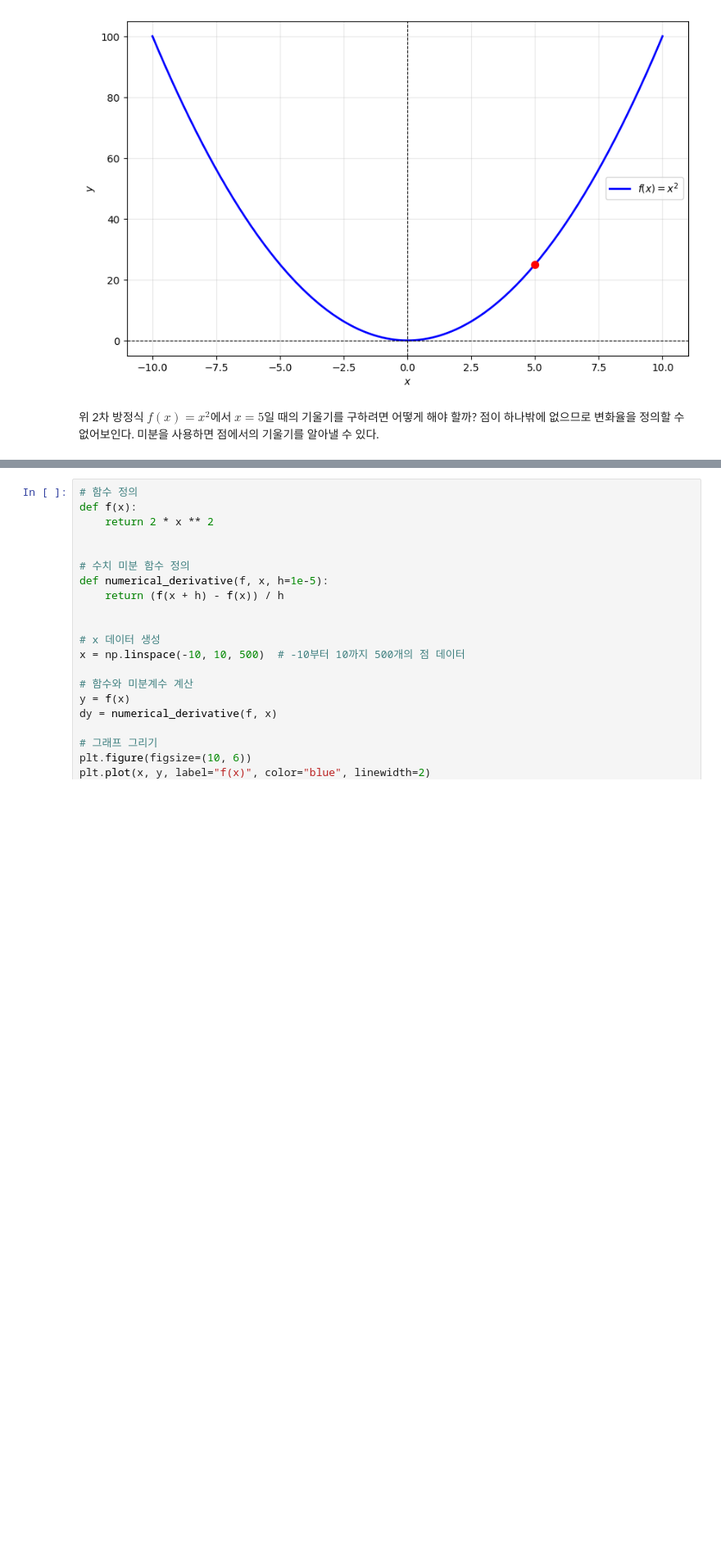
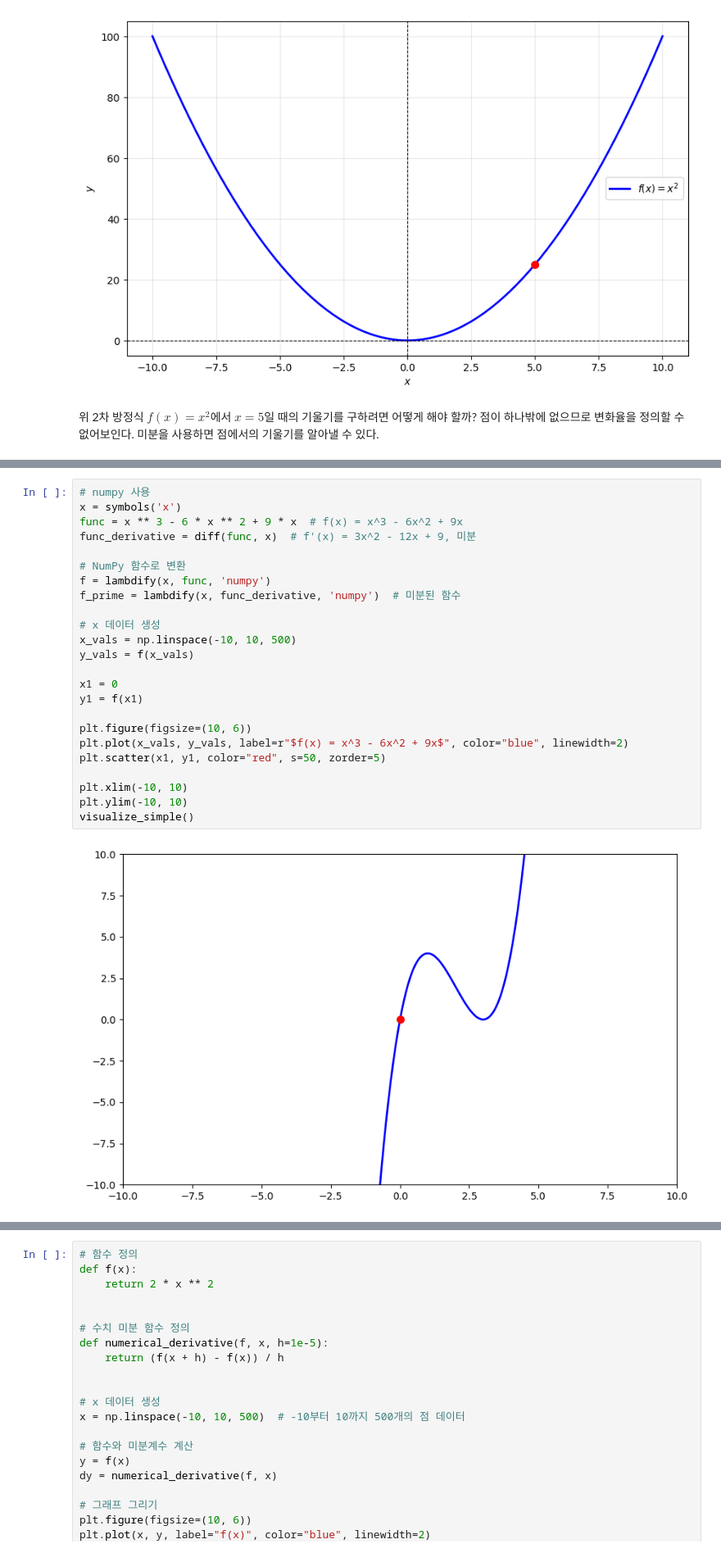
Before and after one commit to songkg7/notebook-playground, a Jupyter notebook: graph/differentiation.ipynb, the cells around one changed output, grey strips where cells are left out. Shown at 82% size. Drawn from its saved outputs; the diff is of its cells as text; blank space fills up the shorter version.

```diff
--- a/graph/differentiation.ipynb
+++ b/graph/differentiation.ipynb
@@ -118,0 +155,26 @@ visualize_simple()
+# %%
+# numpy 사용
+x = symbols('x')
+func = x ** 3 - 6 * x ** 2 + 9 * x  # f(x) = x^3 - 6x^2 + 9x
+func_derivative = diff(func, x)  # f'(x) = 3x^2 - 12x + 9, 미분
+
+# NumPy 함수로 변환
+f = lambdify(x, func, 'numpy')
+f_prime = lambdify(x, func_derivative, 'numpy')  # 미분된 함수
+
+# x 데이터 생성
+x_vals = np.linspace(-10, 10, 500)
+y_vals = f(x_vals)
+
+x1 = 0
+y1 = f(x1)
+
+plt.figure(figsize=(10, 6))
+plt.plot(x_vals, y_vals, label=r"$f(x) = x^3 - 6x^2 + 9x$", color="blue", linewidth=2)
+plt.scatter(x1, y1, color="red", s=50, zorder=5)
+
+plt.xlim(-10, 10)
+plt.ylim(-10, 10)
+visualize_simple()
+# %% [output]
+[figure, added]
```
Also changed, not shown: parts of 8 cells of this notebook.
